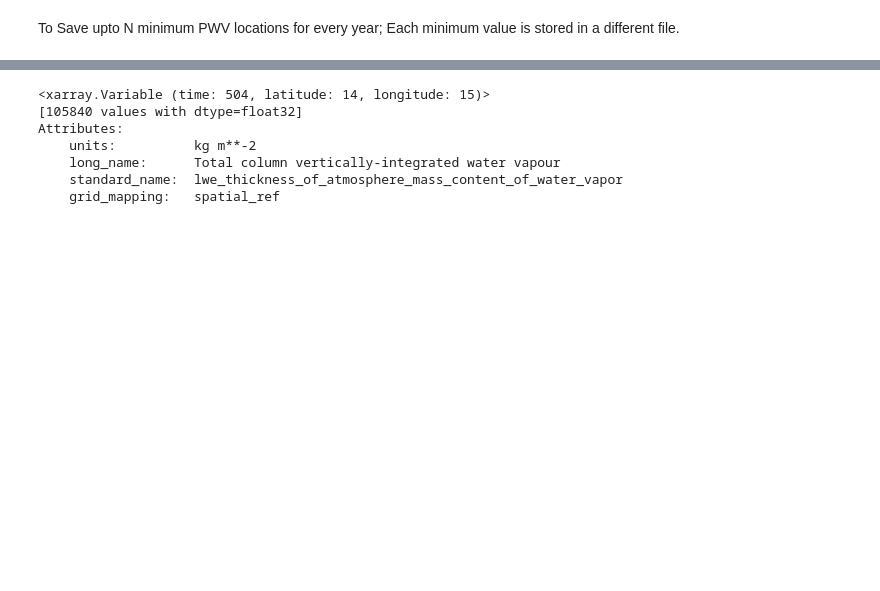
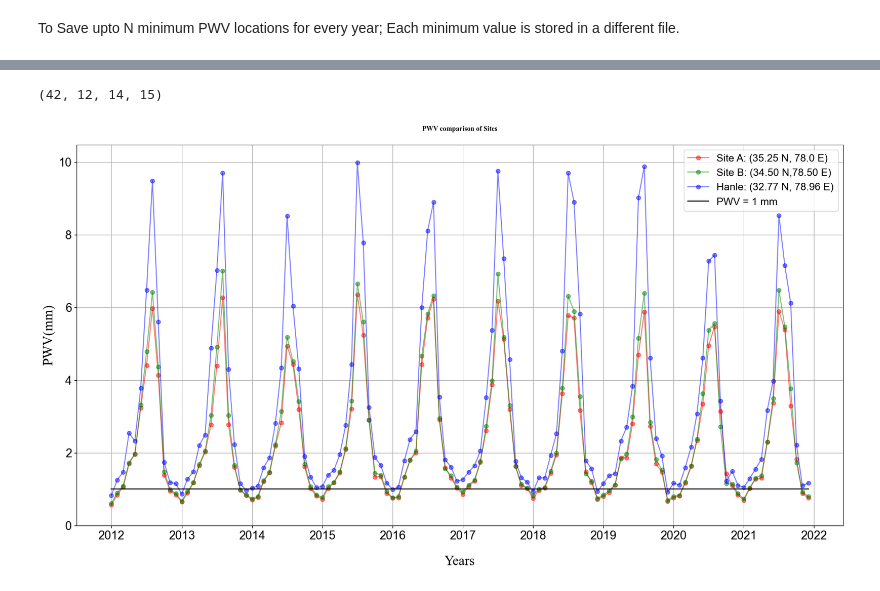
Before and after one commit to mayurisrao/THz, a Jupyter notebook: ERA5/data_read.ipynb, the cells around one changed output, grey strips where cells are left out. Drawn from its saved outputs; the diff is of its cells as text; code cells hidden in the pictures; blank space fills up the shorter version.

```diff
--- a/ERA5/data_read.ipynb
+++ b/ERA5/data_read.ipynb
@@ -193,11 +231,6 @@ while(i<504):
 
     i+=12
 yearly_data = np.array(yearly_data)
+print(yearly_data.shape)
 # %% [output]
-<xarray.Variable (time: 504, latitude: 14, longitude: 15)>
-[105840 values with dtype=float32]
-Attributes:
-    units:          kg m**-2
-    long_name:      Total column vertically-integrated water vapour
-    standard_name:  lwe_thickness_of_atmosphere_mass_content_of_water_vapor
-    grid_mapping:   spatial_ref
+(42, 12, 14, 15)
@@ -212,0 +237,64 @@ def fetch_pwv_details(lat,lon,year,month):
+# %%
+
+def find_nearest(array, value):
+    array = np.asarray(array)
+    idx = (np.abs(array - value)).argmin()
+    return idx
+# %%
+def fetch_pwv_details(lat,lon,start_year = 1980,end_year = 2021):
+
+    lat_idx = find_nearest(lats,lat)
+    lon_idx = find_nearest(lons,lon)
+
+    pwv_data_pixel = yearly_data[start_year-1980:end_year-1980+1,:,lat_idx,lon_idx]
+    pwv_data_pixel = np.array(pwv_data_pixel)
+
+    return np.array(np.array(pwv_data_pixel))
+# %%
+def plot_pwv_for_loc(lat, lon, start_year=1980, end_year=2021):
+    plt.rcParams.update({'text.usetex': False})
+    #plt.rcParams.update(plt.rcParamsDefault)
+    plt.rcParams['axes.labelsize'] = 20
+    plt.rcParams['font.family'] = 'sans-serif'
+    plt.rcParams['font.sans-serif'] = ['Arial', 'DejaVu Sans', 'Liberation Sans', 'Bitstream Vera Sans', 'sans-serif']
+
+    #plt.rcParams['axes.labelsize'] = 20
+    #plt.rcParams['font.family'] = 'sans-serif'
+    #plt.rcParams['font.sans-serif'] = 'Helvetica'
+
+    plt.figure(figsize=(20, 10))
+    pwv_data_pixel = fetch_pwv_details(lat, lon, start_year, end_year)
+    pwv_data_pixel = np.reshape(pwv_data_pixel, (end_year - start_year + 1) * 12)
+    pwv_data_pixel_hanle = fetch_pwv_details(32.77, 78.96, start_year, end_year)
+    pwv_data_pixel_hanle = np.reshape(pwv_data_pixel_hanle, (end_year - start_year + 1) * 12)
+    pwv_data_pixel_other = fetch_pwv_details(34.5, 78.5, start_year, end_year)
+    pwv_data_pixel_other = np.reshape(pwv_data_pixel_other, (end_year - start_year + 1) * 12)
+    time = []
+    for i in range(start_year, end_year + 1):
+        for j in range(12):
+            time.append(i + j / 12)
+    time = np.array(time)
+    total_months = np.sum(calc_total_below_threshold(lat, lon, threshold=1, start_year=start_year, end_year=end_year)[:, 1])
+    median_months = np.nanmedian(calc_total_below_threshold(lat, lon, threshold=1, start_year=start_year, end_year=end_year)[:, 1])
+
+    plt.grid()
+
+    plt.xticks(np.arange(min(time), max(time) + 1, 1), size='xx-large')
+    plt.yticks(np.arange(0, max(pwv_data_pixel_hanle) + 1, 2), size='xx-large')
+    plt.xlabel("Years", size=20, font='Times New Roman', labelpad=20)
+    plt.ylabel("PWV(mm)", size=20, font='Times New Roman')
+    plt.title("PWV comparison of Sites", size=30, pad=20, font='Times New Roman', fontweight='bold')
+
+    plt.plot(time, pwv_data_pixel, color='red', label='Better Site:(35.25 N, 78.00 E)', marker='o', alpha=0.5)
+    plt.plot(time, pwv_data_pixel_other, color='green', label='Other: (34.50 N,78.50 E)', marker='o', alpha=0.5)
+    plt.plot(time, pwv_data_pixel_hanle, color='blue', label='Hanle: (32.79 N, 79.02 E )', marker='o', alpha=0.5)
+    plt.plot(time, [1] * len(time), color='black', label='PWV')
+
+    plt.ylim(0, max(pwv_data_pixel_hanle) + 0.5)
+    plt.legend(["Site A: (35.25 N, 78.0 E)", "Site B: (34.50 N,78.50 E)", "Hanle: (32.77 N, 78.96 E)", "PWV = 1 mm"], fontsize=15)
+    # plt.savefig("comparison.jpeg", dpi=400)
+    plt.show()
+
+plot_pwv_for_loc(35.250, 78.0, start_year=2012, end_year=2021)
+# %% [output]
+[figure, added]
```
Also changed, not shown: parts of 11 cells of this notebook, 51 other files.
